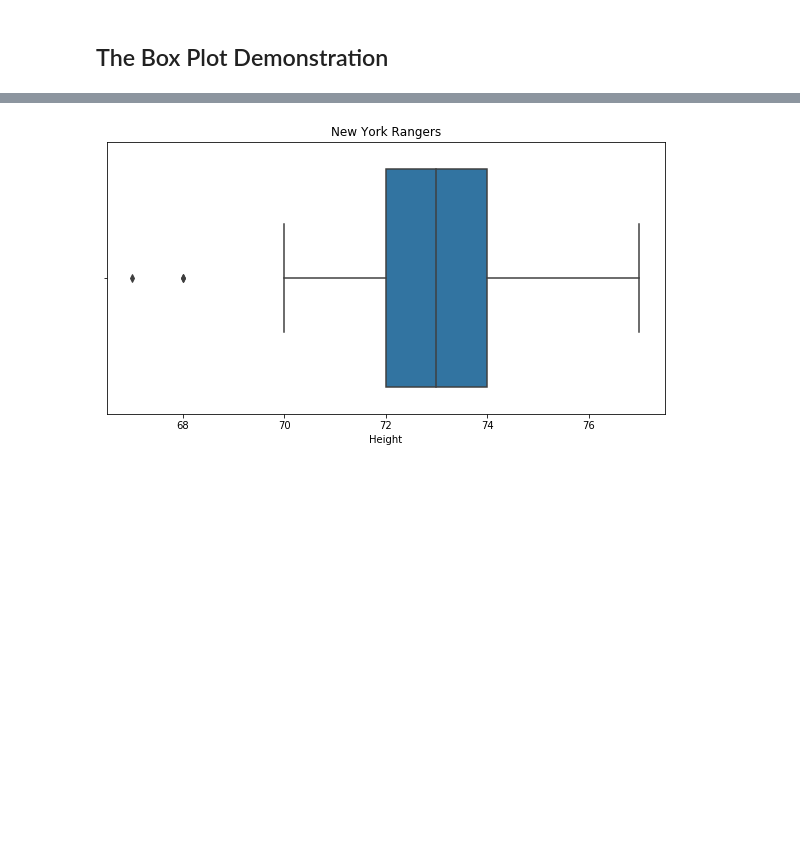
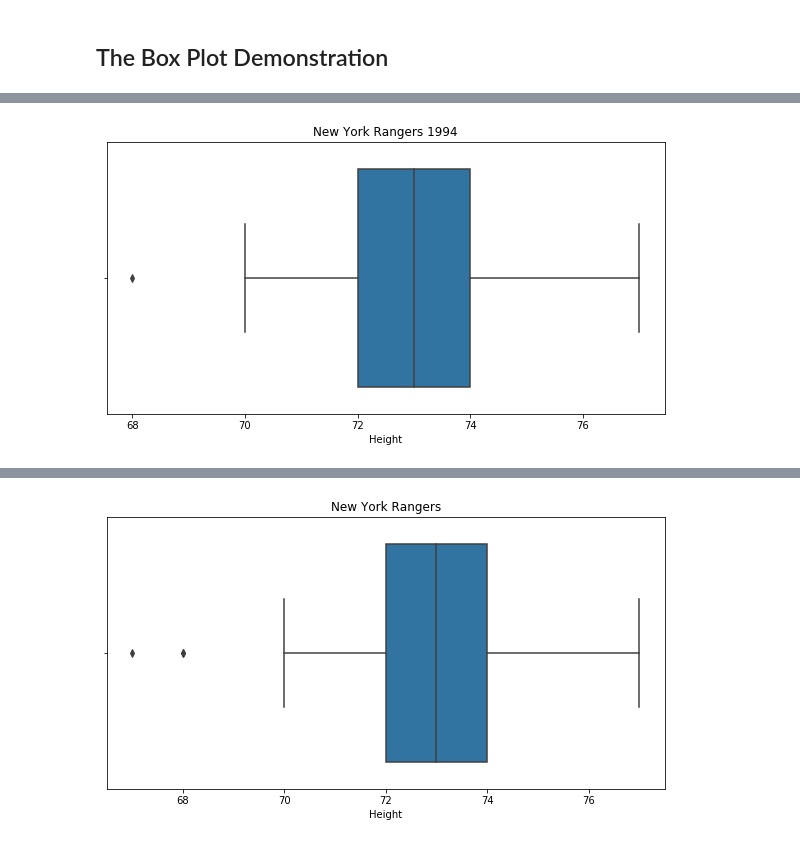
Before and after one commit to pjmeehan/FDA-PROJECT, a Jupyter notebook: Fundamentals of Data Analysis Project 2018 - THE BOX PLOT.ipynb, the cells around one changed output, grey strips where cells are left out. Saved outputs shown, nothing was run; the diff lists cells and outputs as text; code cells hidden in the pictures; blank space fills up the shorter version.

```diff
--- a/Fundamentals of Data Analysis Project 2018 - THE BOX PLOT.ipynb
+++ b/Fundamentals of Data Analysis Project 2018 - THE BOX PLOT.ipynb
@@ -72,0 +92,6 @@ df.head()
+# %%
+sns.boxplot( df["Height"] ).set_title('New York Rangers 1994')
+fig = plt.gcf()
+fig.set_size_inches( 10,5)
+# %% [output]
+[figure, added]
```
Also changed, not shown: parts of 22 cells of this notebook, 2 other files.
